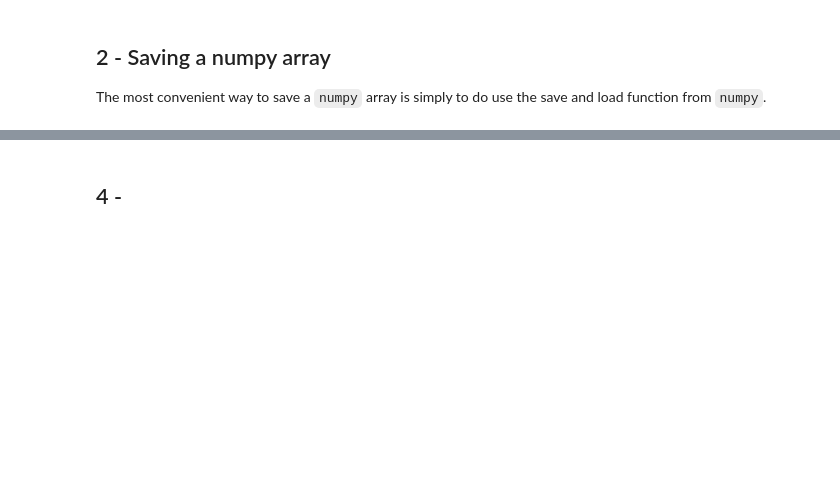
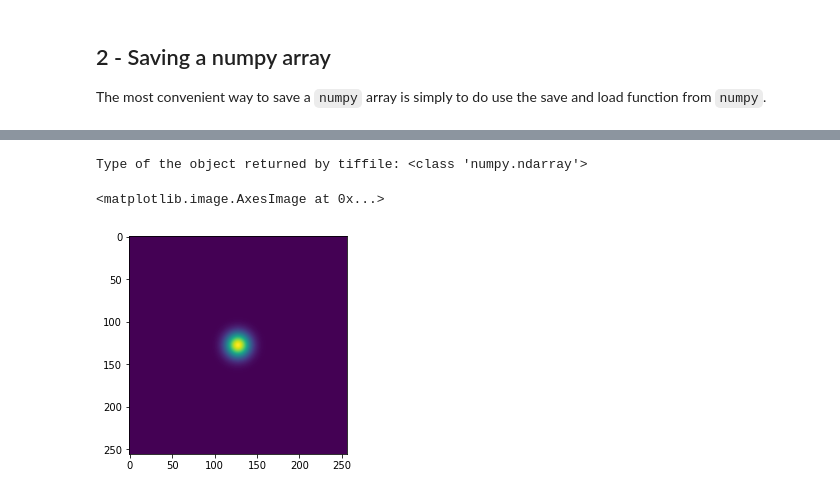
Before and after one commit to dl4mia/00_first_steps, a Jupyter notebook: 00_Write_and_load_images.ipynb, the cells around one changed output, grey strips where cells are left out. Saved outputs shown, nothing was run; the diff lists cells and outputs as text; code cells hidden in the pictures; blank space fills up the shorter version.

```diff
--- a/00_Write_and_load_images.ipynb
+++ b/00_Write_and_load_images.ipynb
@@ -28,10 +28,12 @@ In this first real python exercise, we are going to create a `numpy` array repre
 import numpy as np
 
 # This unecessarily complicated, you don't have to understand the function to continue
-def get_3D_gaussian(delta_z, size_xy=256, std_xy=20., std_z=3., a0=255):
+def get_3D_gaussian(delta_z, size_xy=255, std_xy=20., std_z=3., a0=255):
     '''
     Return a 2D Gaussian whose standard deviation and amplitude depend on the
     distance to the central plane z=0.
+
+    Basically some sort of PSF.
 
             Parameters:
                     size_xy (int): Size of the slice in X and Y directions
@@ -206,2 +218,31 @@ There are many librairies to load and save tiffs in Python. We do not have time
-# %% [markdown]
-## 4 -
+# %%
+from tifffile import imwrite
+
+##############################################
+##### exercise: save the stack as a tiff #####
+
+path = os.path.join(data, 'my_stack.tif')
+imwrite(path, stack)
+
+# check if successful
+assert Path(path).exists()
+# %%
+from tifffile import imread
+
+#####################################################
+##### exercise: read the stack and plot a slice #####
+
+loaded_tiff = imread(path)
+
+# check that it is the same as the stack
+assert (loaded_stack == stack).all()
+
+# does that mean that tiffile returns a numpy array?
+print(f'Type of the object returned by tiffile: {type(loaded_tiff)}')
+
+# plot a slice
+plt.imshow(loaded_tiff[5, ...])
+# %% [output]
+Type of the object returned by tiffile: <class 'numpy.ndarray'>
+<matplotlib.image.AxesImage at 0x...>
+[figure, added]
```
Also changed, not shown: parts of 10 cells of this notebook.
